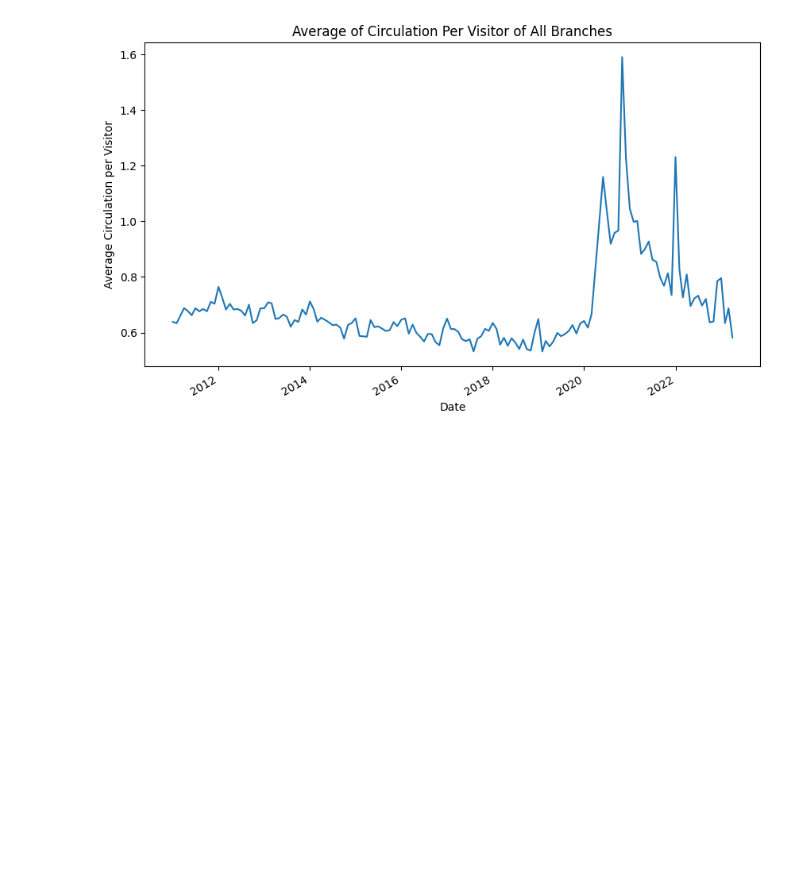
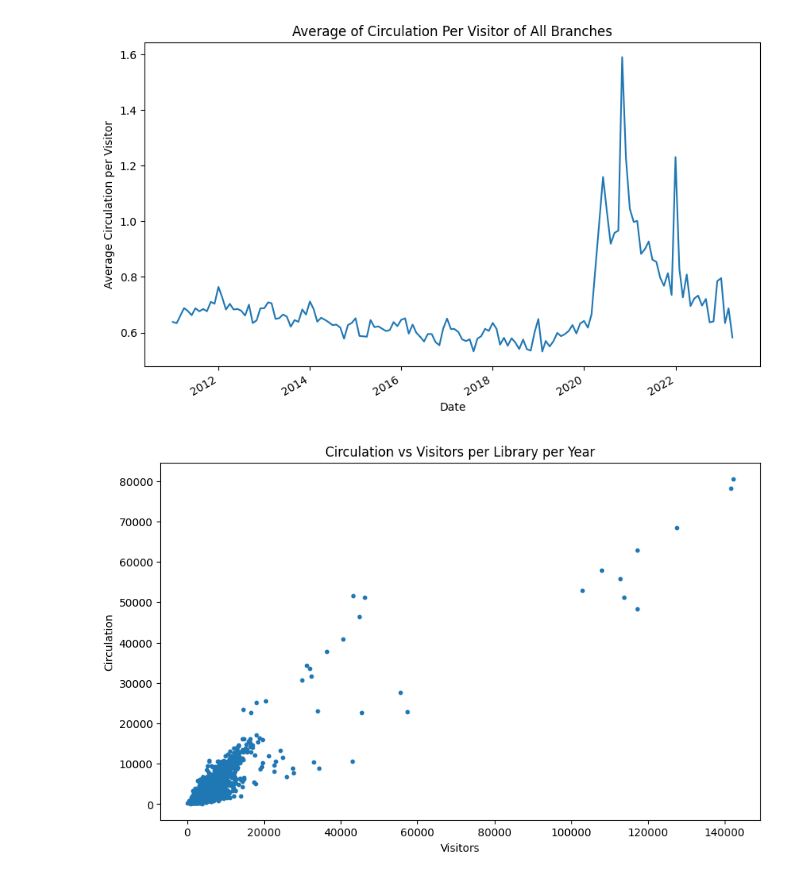
Before and after one commit to uchicago-dsi/cpl_project, a Jupyter notebook: can-summer-2023/basic circulation visuals.ipynb, the cells around one changed output. Cells and saved outputs as stored; diff of their text form; code cells hidden in the pictures; blank space fills up the shorter version.

```diff
--- a/can-summer-2023/basic circulation visuals.ipynb
+++ b/can-summer-2023/basic circulation visuals.ipynb
@@ -63,0 +77,11 @@ See the caveats in the documentation: https://pandas.pydata.org/pandas-docs/stab
+# %%
+plt.figure(figsize=(10,6))
+yearly_cpv = branch_metrics_nonzero.groupby(['BRANCH','YEAR']).mean()
+#print(yearly_cpv.head(5))
+scatter = plt.scatter(x=yearly_cpv['VISITORS'], y=yearly_cpv['CIRCULATION'],s=10)
+plt.title('Circulation vs Visitors per Library per Year')
+plt.xlabel('Visitors')
+plt.ylabel('Circulation')
+plt.show()
+# %% [output]
+[figure, added]
```
Also changed, not shown: parts of 5 cells of this notebook.
